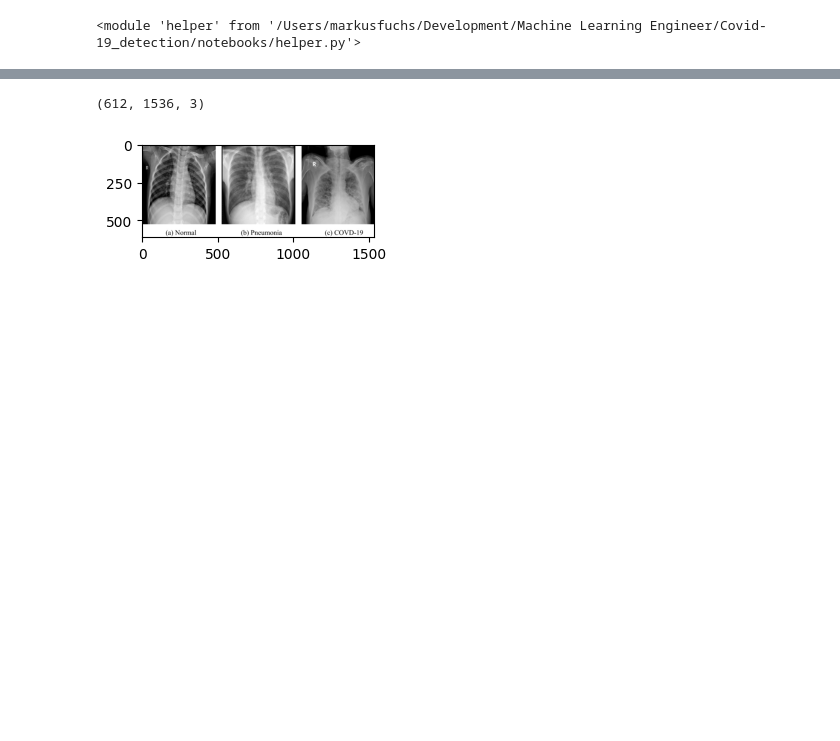
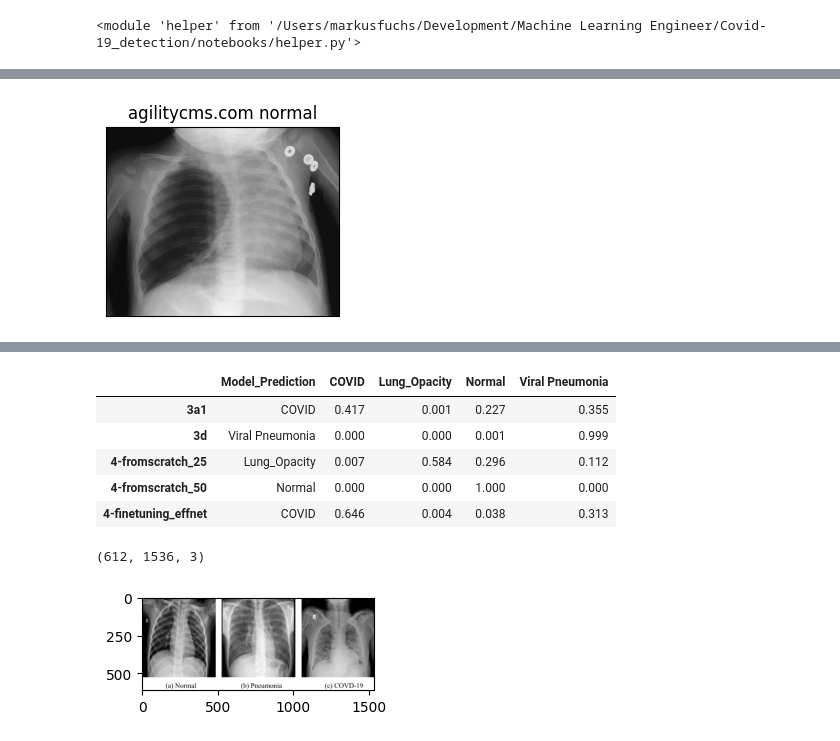
Before and after one commit to MarkusFuchs68/Covid-19_detection, a Jupyter notebook: notebooks/5 - prediction.ipynb, the cells around one changed output, grey strips where cells are left out. Drawn from its saved outputs; the diff is of its cells as text; code cells hidden in the pictures; blank space fills up the shorter version.

```diff
--- a/notebooks/5 - prediction.ipynb
+++ b/notebooks/5 - prediction.ipynb
@@ -129,0 +165,7 @@ Resizing for model 4-finetuning_effnet to input_shape: (256, 256)
+# %%
+file_url = 'https://cdn.agilitycms.com/applied-radiology/MediaGroupings/4045/Sood_figure01a.jpg'
+helper.show_predict_image('agilitycms.com normal', helper.load_image_from_url(file_url), models)
+
+# the models randomly predict on this child xray image
+# %% [output]
+[figure, added]
@@ -130,3 +182,9 @@ Resizing for model 4-finetuning_effnet to input_shape: (256, 256)
+|  | Model_Prediction | COVID | Lung_Opacity | Normal | Viral Pneumonia |
+| 3a1 | COVID | 0.417 | 0.001 | 0.227 | 0.355 |
+| 3d | Viral Pneumonia | 0.000 | 0.000 | 0.001 | 0.999 |
+| 4-fromscratch_25 | Lung_Opacity | 0.007 | 0.584 | 0.296 | 0.112 |
+| 4-fromscratch_50 | Normal | 0.000 | 0.000 | 1.000 | 0.000 |
+| 4-finetuning_effnet | COVID | 0.646 | 0.004 | 0.038 | 0.313 |
 # %%
 norm_pneu_covid_url='https://media.springernature.com/full/springer-static/image/art%3A10.1038%2Fs41598-022-27266-9/MediaObjects/41598_2022_27266_Fig1_HTML.png'
 
```
Also changed, not shown: parts of 8 cells of this notebook.
